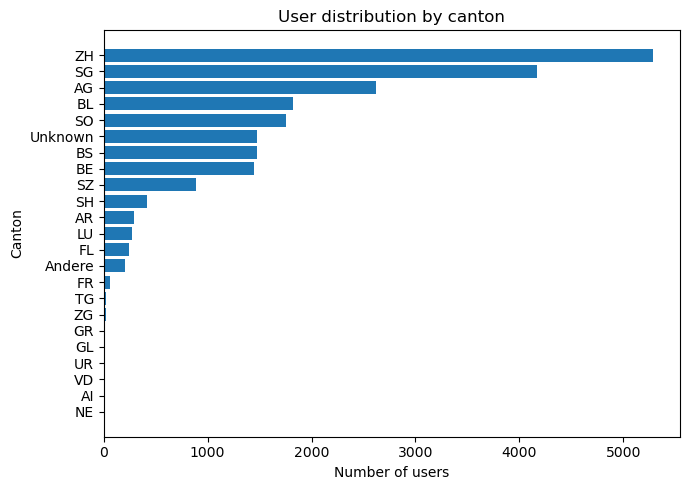
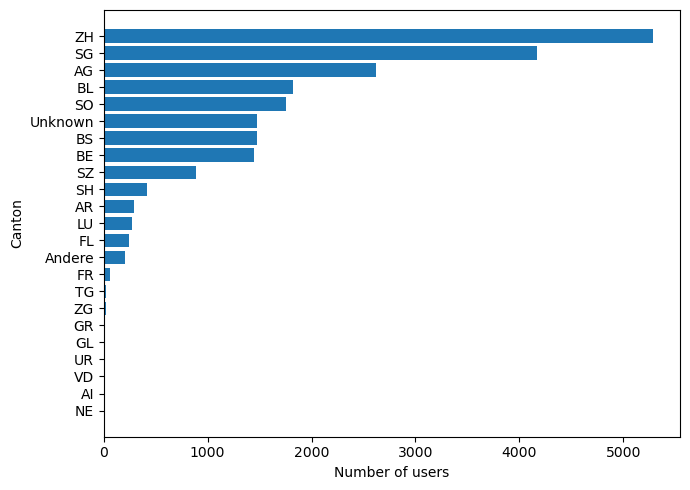
The notebook cell's code change between the first figure and the second:
--- before
+++ after
@@ -7,5 +7,4 @@
 plt.xlabel("Number of users")
 plt.ylabel("Canton")
-plt.title("User distribution by canton")
 plt.tight_layout()
 plt.savefig("src/canton_distribution.png", dpi=300, bbox_inches="tight")

Commit: add distrib plot